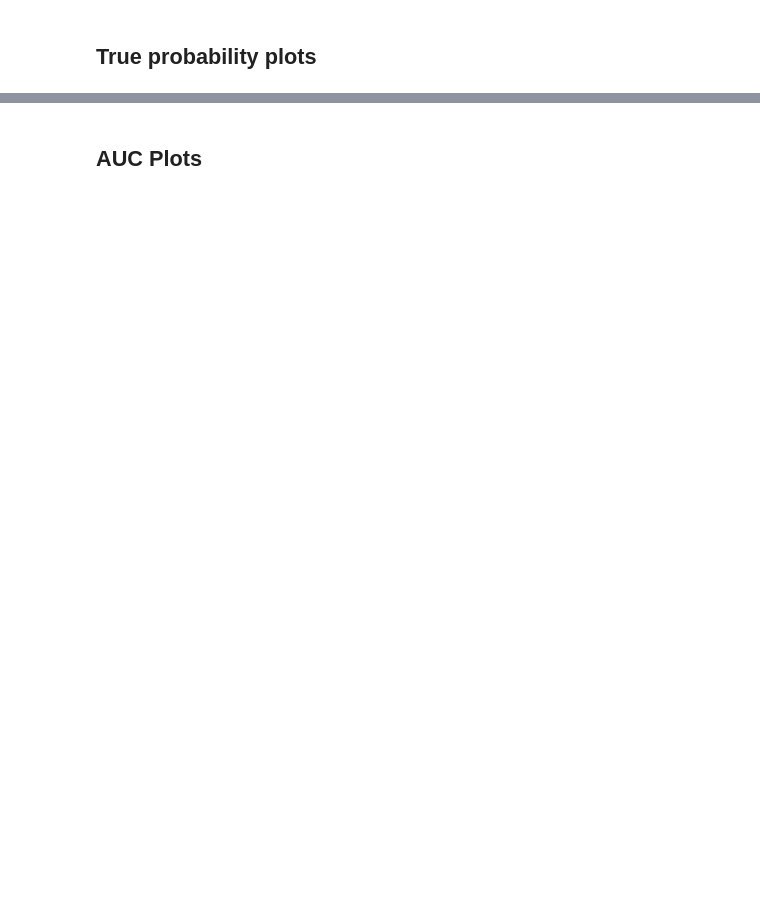
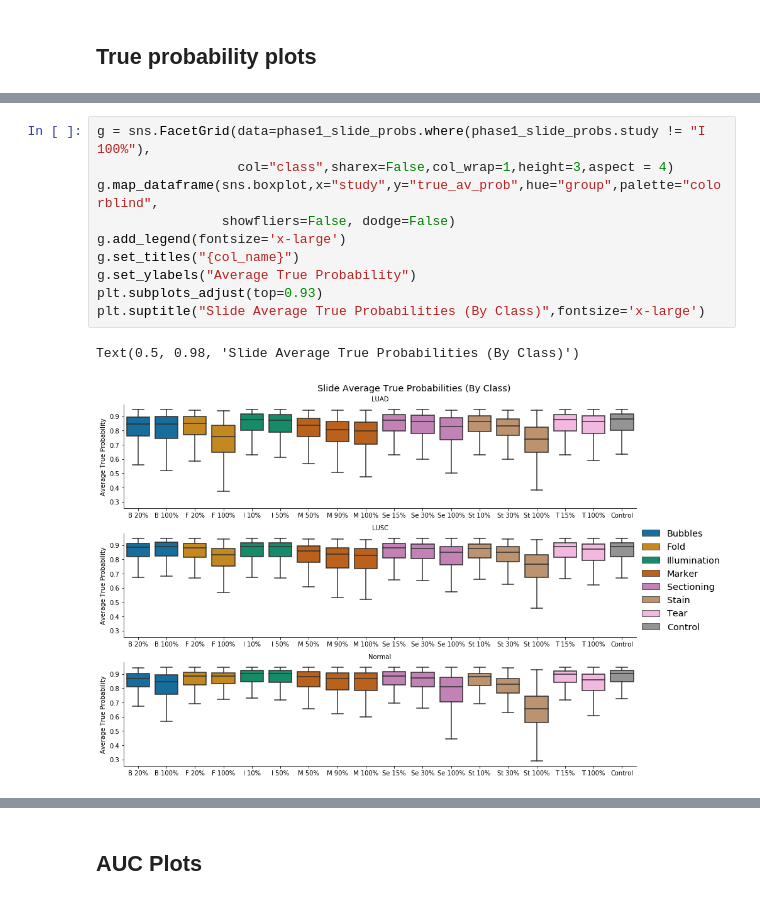
Before and after one commit to Systems-Imaging-Bioinformatics-Lab/histopath_failure_modes, a Jupyter notebook: Results.ipynb, the cells around one changed output, grey strips where cells are left out. Drawn from its saved outputs; the diff is of its cells as text; blank space fills up the shorter version.

```diff
--- a/Results.ipynb
+++ b/Results.ipynb
@@ -119,2 +138,15 @@ Text(0.5, 0.98, 'Slide Average True Probabilities (By Class)')
+# %%
+g = sns.FacetGrid(data=phase1_slide_probs.where(phase1_slide_probs.study != "I 100%"),
+                  col="class",sharex=False,col_wrap=1,height=3,aspect = 4)
+g.map_dataframe(sns.boxplot,x="study",y="true_av_prob",hue="group",palette="colorblind",
+                showfliers=False, dodge=False)
+g.add_legend(fontsize='x-large')
+g.set_titles("{col_name}")
+g.set_ylabels("Average True Probability")
+plt.subplots_adjust(top=0.93)
+plt.suptitle("Slide Average True Probabilities (By Class)",fontsize='x-large')
+# %% [output]
+Text(0.5, 0.98, 'Slide Average True Probabilities (By Class)')
+[figure, added]
 # %%
 g = sns.FacetGrid(data=phase1_tile_probs,col="group",sharex=False,col_wrap=3)
```
Also changed, not shown: parts of 24 cells of this notebook, 5 other files.
